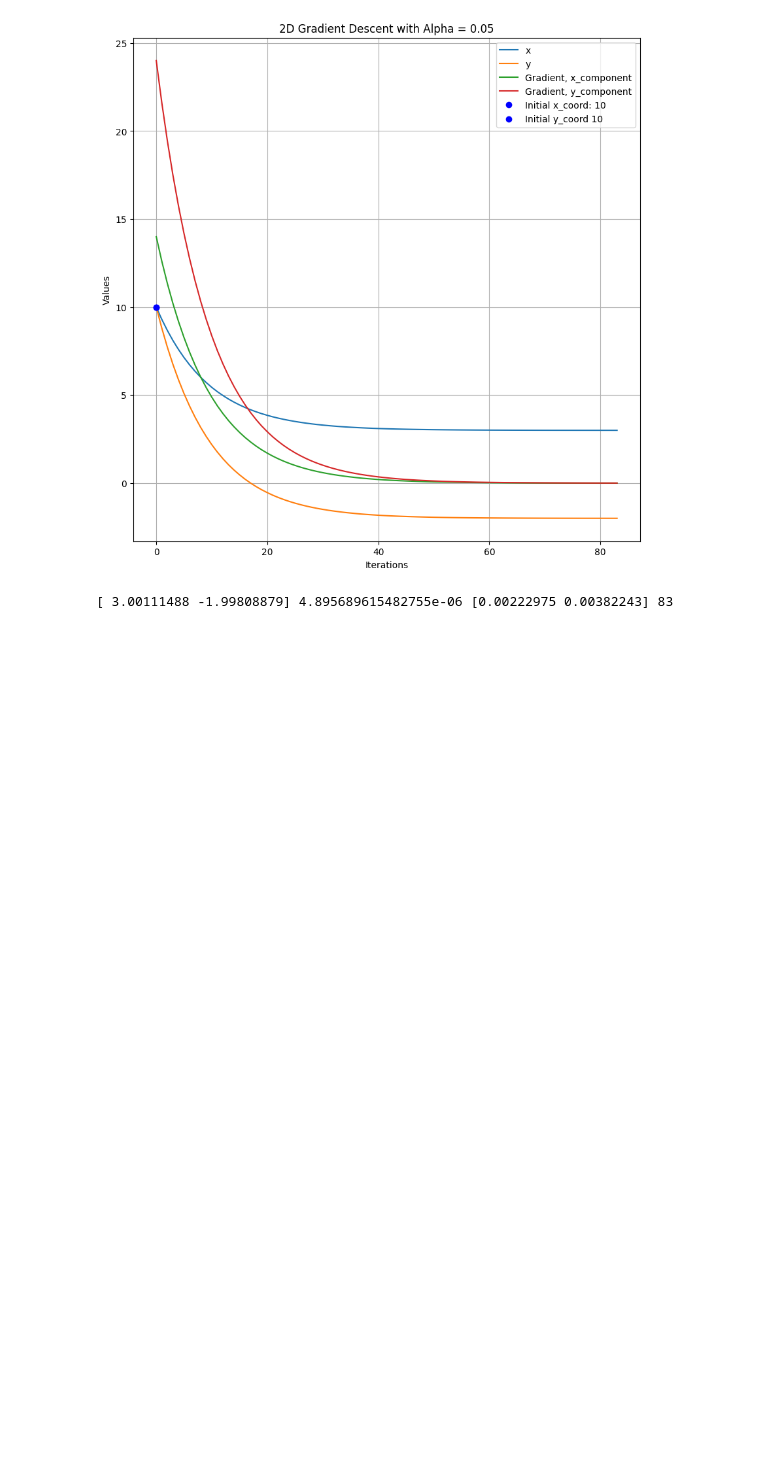
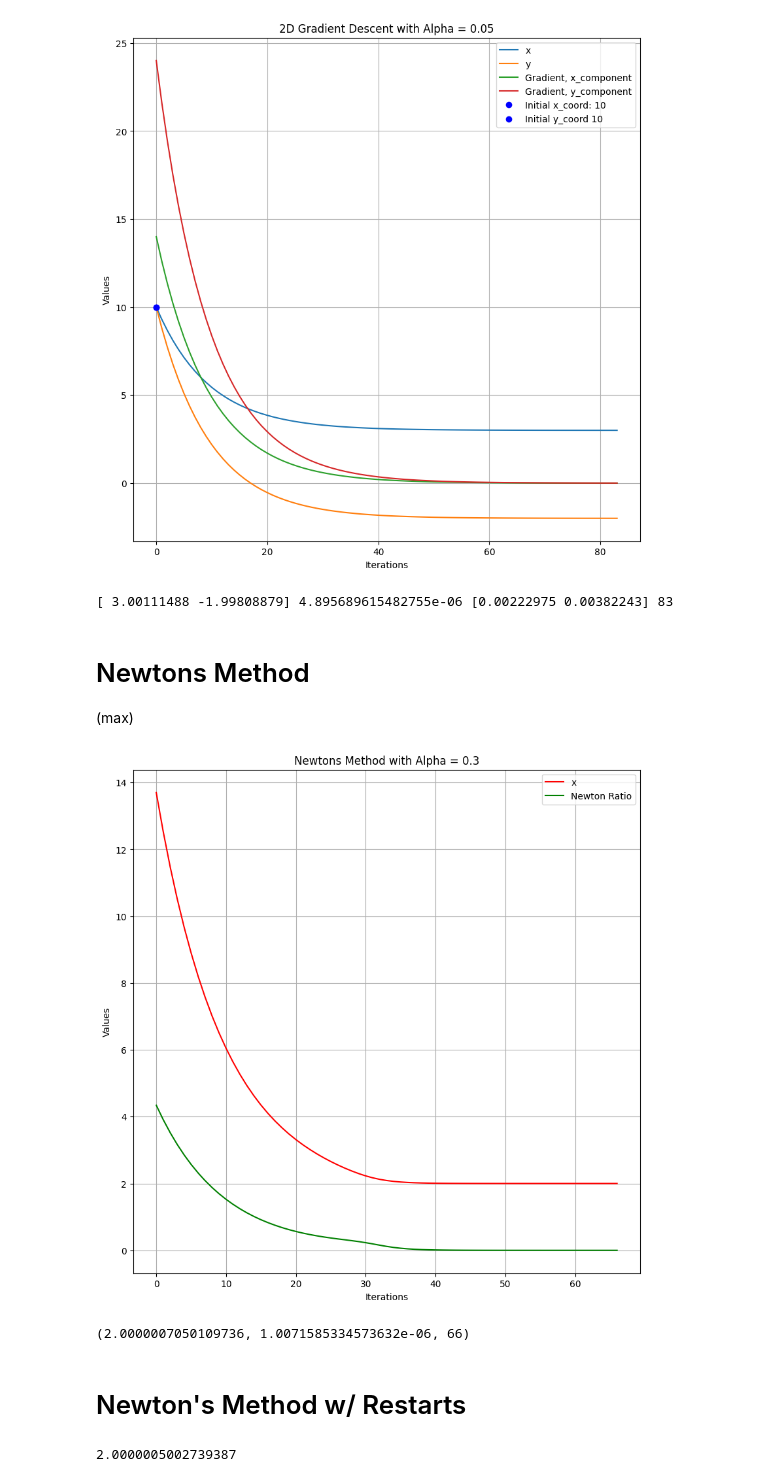
Before and after one commit to DanialNayyar/algorithmic-developement-from_scratch, a Jupyter notebook: 1_gradient_based_optimisation/Gradient_Based_Optimisation.ipynb, the cells around one changed output. Drawn from its saved outputs; the diff is of its cells as text; code cells hidden in the pictures; blank space fills up the shorter version.

```diff
--- a/1_gradient_based_optimisation/Gradient_Based_Optimisation.ipynb
+++ b/1_gradient_based_optimisation/Gradient_Based_Optimisation.ipynb
@@ -244,3 +244,16 @@ x_values, f_x_values, gradient_values, iterations_value = gradient_descent_2d(f_
 print(x_values[-1], f_x_values[-1], gradient_values[-1], iterations_value[-1])
 # %% [output]
 [ 3.00111488 -1.99808879] 4.895689615482755e-06 [0.00222975 0.00382243] 83
+# %% [markdown]
+# Newtons Method
+
+(max)
+# %%
+def f_newton(x):
+    return -((x - 2)**4) - (x - 2)**2 + 10
+
+def d_f_newton(x):
+    return -4*(x - 2)**3 - 2*(x - 2)
+
+def d2_f_newton(x):
+    return -12*(x - 2)**2 - 2
@@ -246,0 +307,10 @@ print(x_values[-1], f_x_values[-1], gradient_values[-1], iterations_value[-1])
+# %%
+x_values, gradient_values, iterations_value = newtons_method(f_x = f_newton, d_f = d_f_newton, d2_f = d2_f_newton, initial_x = 15, tolerance = 1e-6, max_iterations=100, learning_rate = 0.3, is_plot = True)
+# %% [output]
+[figure, added]
+# %%
+x_values[-1], gradient_values[-1], iterations_value[-1]
+# %% [output]
+(2.0000007050109736, 1.0071585334573632e-06, 66)
+# %% [markdown]
+# Newton's Method w/ Restarts
@@ -246,0 +332,6 @@ print(x_values[-1], f_x_values[-1], gradient_values[-1], iterations_value[-1])
+# %%
+x = newtons_method_restarts(number_of_restarts = 100, inital_value = 50, f_newton = f_newton, d_f = d_f_newton, d2_f = d2_f_newton)
+
+print(x)
+# %% [output]
+2.0000005002739387
```
Also changed, not shown: parts of 2 cells of this notebook.
